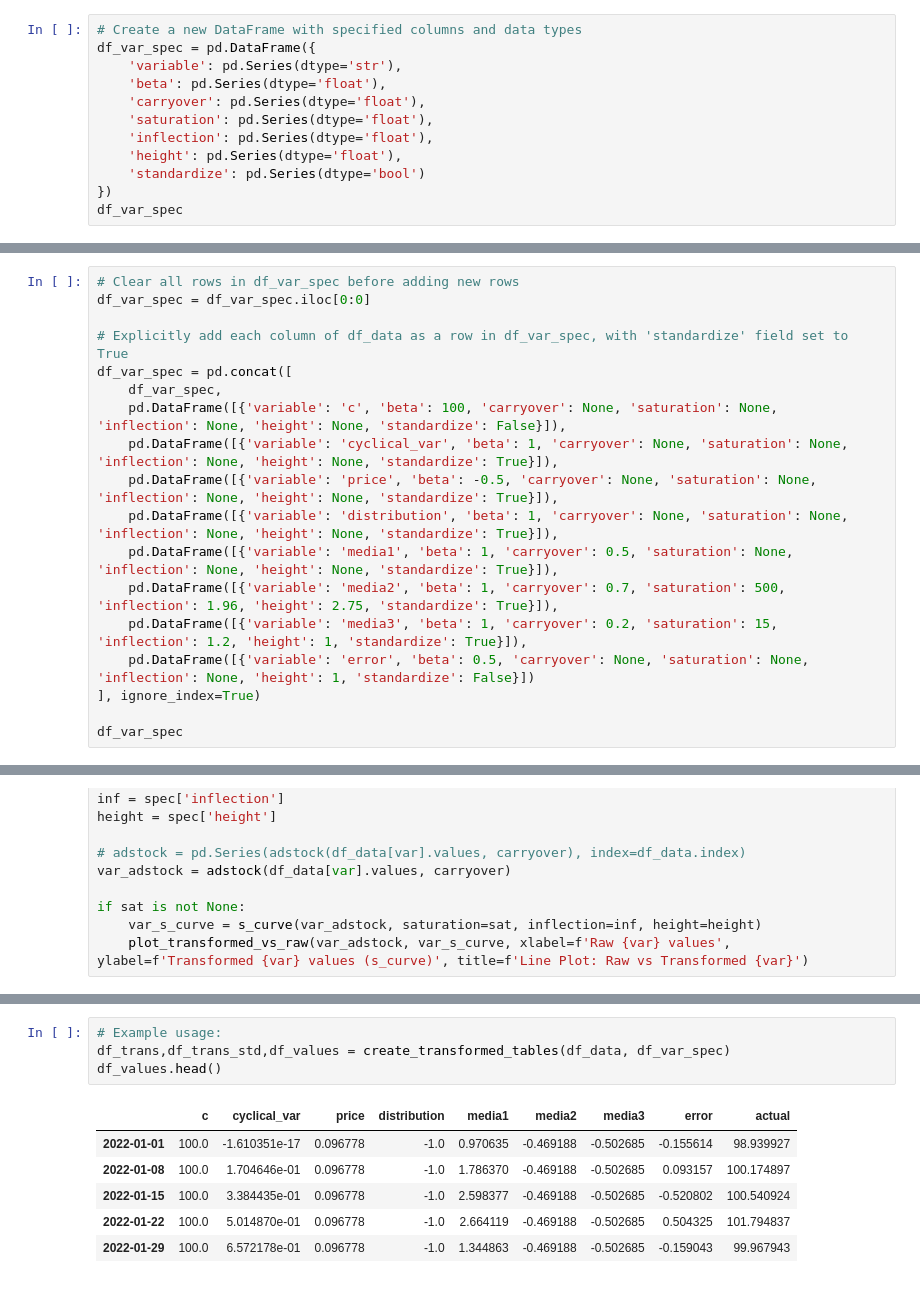
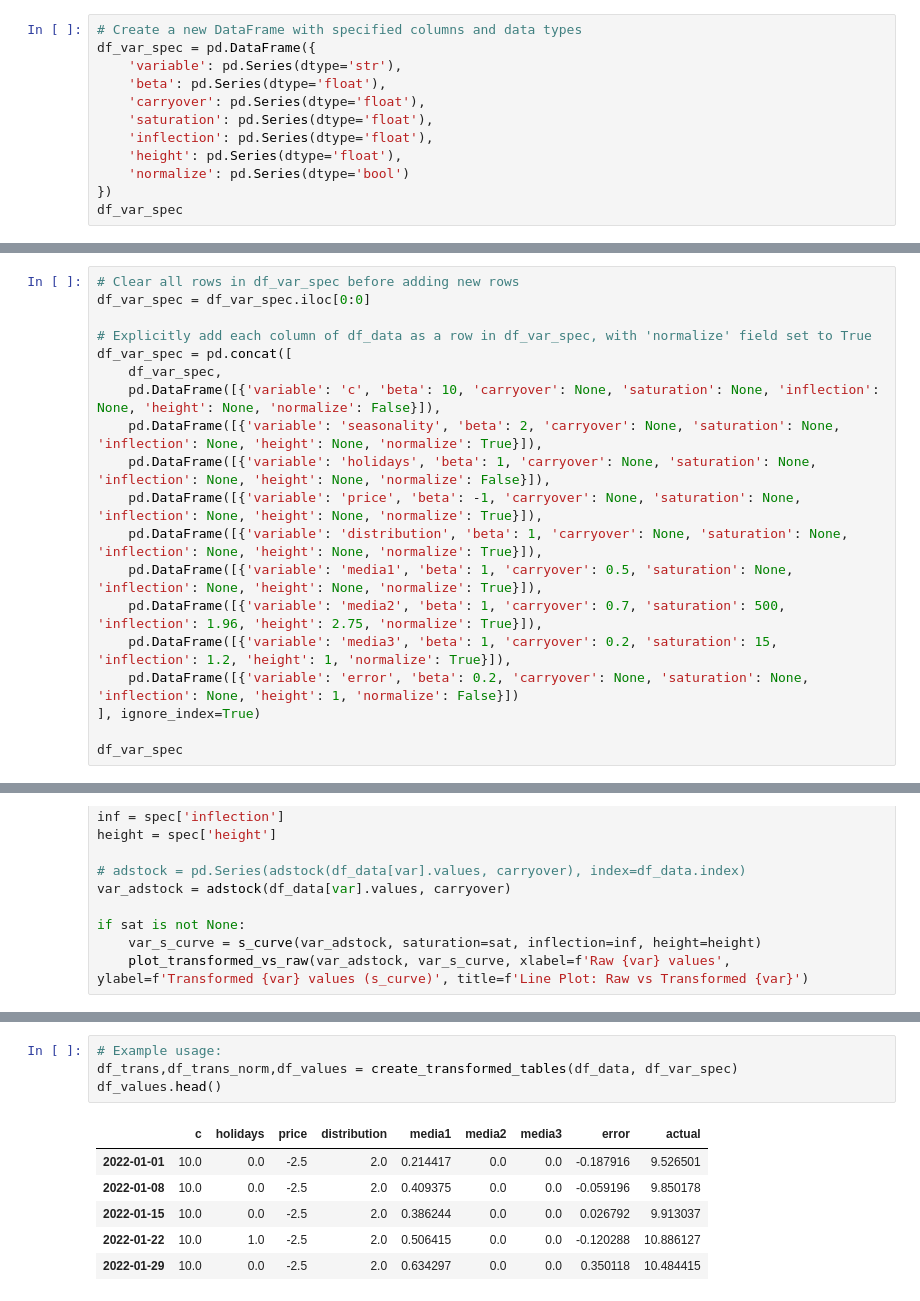
Before and after one commit to jackbowley/MMM, a Jupyter notebook: CreateModel2.ipynb, the cells around one changed output, grey strips where cells are left out. Drawn from its saved outputs; the diff is of its cells as text.

```diff
--- a/CreateModel2.ipynb
+++ b/CreateModel2.ipynb
@@ -14,7 +14,7 @@ df_var_spec = pd.DataFrame({
     'saturation': pd.Series(dtype='float'),
     'inflection': pd.Series(dtype='float'),
     'height': pd.Series(dtype='float'),
-    'standardize': pd.Series(dtype='bool')
+    'normalize': pd.Series(dtype='bool')
 })
 df_var_spec
 # %% [output]
@@ -23,17 +23,18 @@ df_var_spec
 # Clear all rows in df_var_spec before adding new rows
 df_var_spec = df_var_spec.iloc[0:0]
 
-# Explicitly add each column of df_data as a row in df_var_spec, with 'standardize' field set to True
+# Explicitly add each column of df_data as a row in df_var_spec, with 'normalize' field set to True
 df_var_spec = pd.concat([
     df_var_spec,
-    pd.DataFrame([{'variable': 'c', 'beta': 100, 'carryover': None, 'saturation': None, 'inflection': None, 'height': None, 'standardize': False}]),
-    pd.DataFrame([{'variable': 'cyclical_var', 'beta': 1, 'carryover': None, 'saturation': None, 'inflection': None, 'height': None, 'standardize': True}]),
-    pd.DataFrame([{'variable': 'price', 'beta': -0.5, 'carryover': None, 'saturation': None, 'inflection': None, 'height': None, 'standardize': True}]),
-    pd.DataFrame([{'variable': 'distribution', 'beta': 1, 'carryover': None, 'saturation': None, 'inflection': None, 'height': None, 'standardize': True}]),
-    pd.DataFrame([{'variable': 'media1', 'beta': 1, 'carryover': 0.5, 'saturation': None, 'inflection': None, 'height': None, 'standardize': True}]),
-    pd.DataFrame([{'variable': 'media2', 'beta': 1, 'carryover': 0.7, 'saturation': 500, 'inflection': 1.96, 'height': 2.75, 'standardize': True}]),
-    pd.DataFrame([{'variable': 'media3', 'beta': 1, 'carryover': 0.2, 'saturation': 15, 'inflection': 1.2, 'height': 1, 'standardize': True}]),
-    pd.DataFrame([{'variable': 'error', 'beta': 0.5, 'carryover': None, 'saturation': None, 'inflection': None, 'height': 1, 'standardize': False}])
+    pd.DataFrame([{'variable': 'c', 'beta': 10, 'carryover': None, 'saturation': None, 'inflection': None, 'height': None, 'normalize': False}]),
+    pd.DataFrame([{'variable': 'seasonality', 'beta': 2, 'carryover': None, 'saturation': None, 'inflection': None, 'height': None, 'normalize': True}]),
+    pd.DataFrame([{'variable': 'holidays', 'beta': 1, 'carryover': None, 'saturation': None, 'inflection': None, 'height': None, 'normalize': False}]),
+    pd.DataFrame([{'variable': 'price', 'beta': -1, 'carryover': None, 'saturation': None, 'inflection': None, 'height': None, 'normalize': True}]),
+    pd.DataFrame([{'variable': 'distribution', 'beta': 1, 'carryover': None, 'saturation': None, 'inflection': None, 'height': None, 'normalize': True}]),
+    pd.DataFrame([{'variable': 'media1', 'beta': 1, 'carryover': 0.5, 'saturation': None, 'inflection': None, 'height': None, 'normalize': True}]),
+    pd.DataFrame([{'variable': 'media2', 'beta': 1, 'carryover': 0.7, 'saturation': 500, 'inflection': 1.96, 'height': 2.75, 'normalize': True}]),
+    pd.DataFrame([{'variable': 'media3', 'beta': 1, 'carryover': 0.2, 'saturation': 15, 'inflection': 1.2, 'height': 1, 'normalize': True}]),
+    pd.DataFrame([{'variable': 'error', 'beta': 0.2, 'carryover': None, 'saturation': None, 'inflection': None, 'height': 1, 'normalize': False}])
 ], ignore_index=True)
 
 df_var_spec
@@ -87,12 +89,12 @@ plot_transformed_vs_raw(var_adstock, var_s_curve, xlabel=f'Raw {var} values', yl
 # %%
 # Example usage:
-df_trans,df_trans_std,df_values = create_transformed_tables(df_data, df_var_spec)
+df_trans,df_trans_norm,df_values = create_transformed_tables(df_data, df_var_spec)
 df_values.head()
 # %% [output]
-|  | c | cyclical_var | price | distribution | media1 | media2 | media3 | error | actual |
-| 2022-01-01 | 100.0 | -1.610351e-17 | 0.096778 | -1.0 | 0.970635 | -0.469188 | -0.502685 | -0.155614 | 98.939927 |
-| 2022-01-08 | 100.0 | 1.704646e-01 | 0.096778 | -1.0 | 1.786370 | -0.469188 | -0.502685 | 0.093157 | 100.174897 |
-| 2022-01-15 | 100.0 | 3.384435e-01 | 0.096778 | -1.0 | 2.598377 | -0.469188 | -0.502685 | -0.520802 | 100.540924 |
-| 2022-01-22 | 100.0 | 5.014870e-01 | 0.096778 | -1.0 | 2.664119 | -0.469188 | -0.502685 | 0.504325 | 101.794837 |
-| 2022-01-29 | 100.0 | 6.572178e-01 | 0.096778 | -1.0 | 1.344863 | -0.469188 | -0.502685 | -0.159043 | 99.967943 |
+|  | c | holidays | price | distribution | media1 | media2 | media3 | error | actual |
+| 2022-01-01 | 10.0 | 0.0 | -2.5 | 2.0 | 0.214417 | 0.0 | 0.0 | -0.187916 | 9.526501 |
+| 2022-01-08 | 10.0 | 0.0 | -2.5 | 2.0 | 0.409375 | 0.0 | 0.0 | -0.059196 | 9.850178 |
+| 2022-01-15 | 10.0 | 0.0 | -2.5 | 2.0 | 0.386244 | 0.0 | 0.0 | 0.026792 | 9.913037 |
+| 2022-01-22 | 10.0 | 1.0 | -2.5 | 2.0 | 0.506415 | 0.0 | 0.0 | -0.120288 | 10.886127 |
+| 2022-01-29 | 10.0 | 0.0 | -2.5 | 2.0 | 0.634297 | 0.0 | 0.0 | 0.350118 | 10.484415 |
 # %%
```
Also changed, not shown: parts of 6 cells of this notebook, 12 other files.
